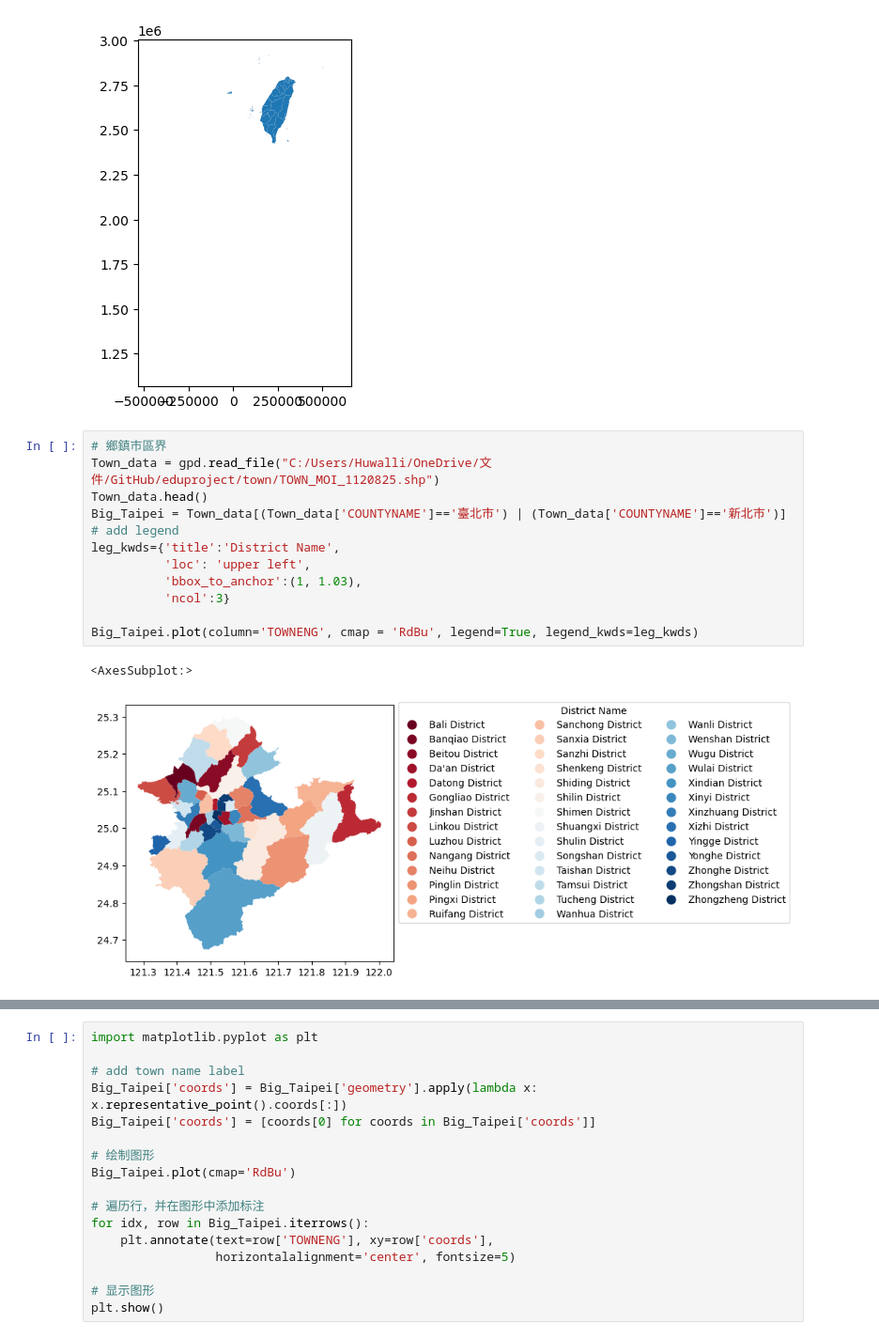
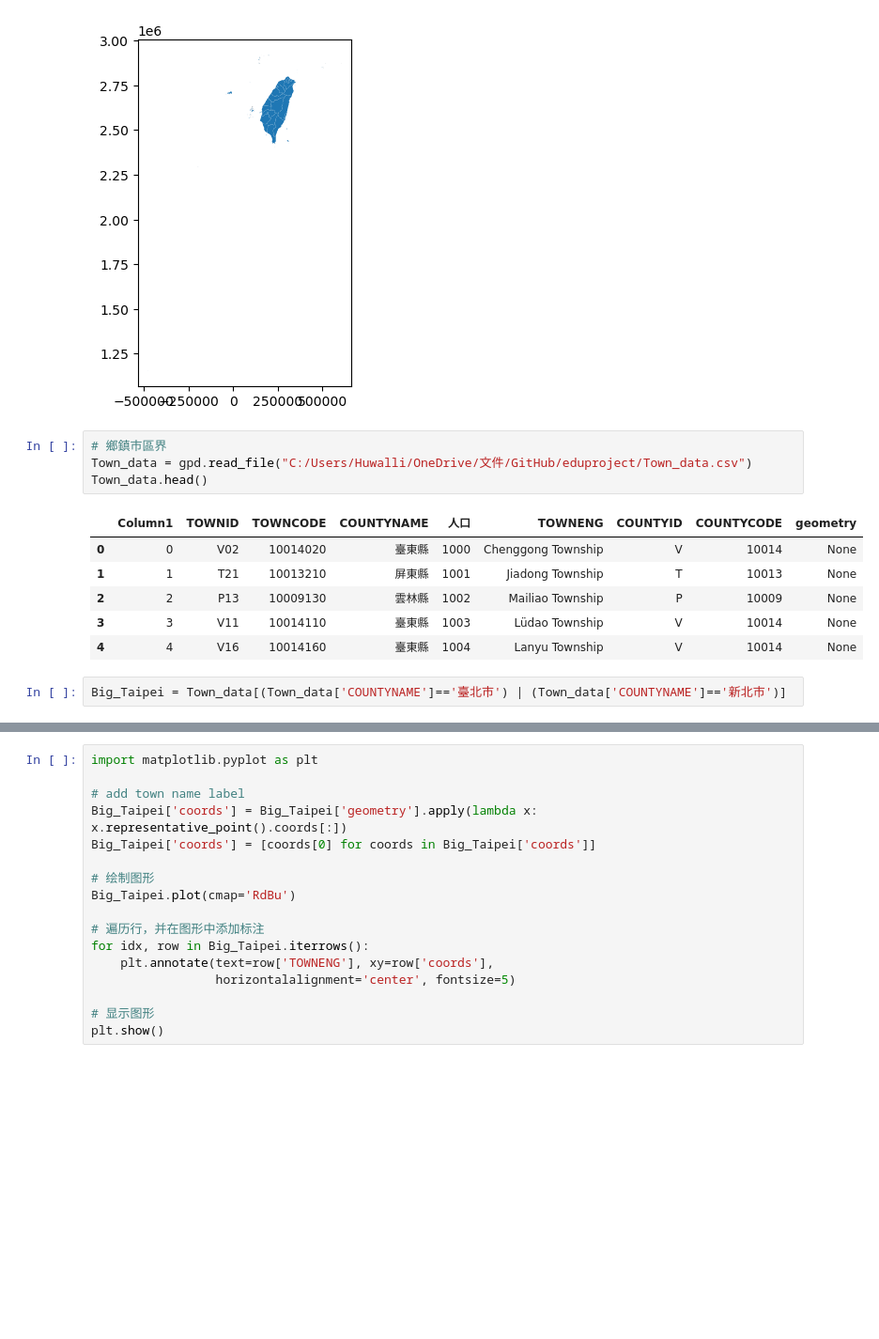
Before and after one commit to Huwalli/eduproject, a Jupyter notebook: map.ipynb, the cells around one changed output, grey strips where cells are left out. Shown at 94% size. Drawn from its saved outputs; the diff is of its cells as text; blank space fills up the shorter version.

```diff
--- a/map.ipynb
+++ b/map.ipynb
@@ -51,16 +35,14 @@ Sample_data.plot()
 [figure]
 # %%
 # 鄉鎮市區界
-Town_data = gpd.read_file("C:/Users/Huwalli/OneDrive/文件/GitHub/eduproject/town/TOWN_MOI_1120825.shp")
+Town_data = gpd.read_file("C:/Users/Huwalli/OneDrive/文件/GitHub/eduproject/Town_data.csv")
 Town_data.head()
-Big_Taipei = Town_data[(Town_data['COUNTYNAME']=='臺北市') | (Town_data['COUNTYNAME']=='新北市')]
-# add legend
-leg_kwds={'title':'District Name',
-          'loc': 'upper left',
-          'bbox_to_anchor':(1, 1.03),
-          'ncol':3}
-
-Big_Taipei.plot(column='TOWNENG', cmap = 'RdBu', legend=True, legend_kwds=leg_kwds)
 # %% [output]
-<AxesSubplot:>
-[figure, removed]
+|  | Column1 | TOWNID | TOWNCODE | COUNTYNAME | 人口 | TOWNENG | COUNTYID | COUNTYCODE | geometry |
+| 0 | 0 | V02 | 10014020 | 臺東縣 | 1000 | Chenggong Township | V | 10014 | None |
+| 1 | 1 | T21 | 10013210 | 屏東縣 | 1001 | Jiadong Township | T | 10013 | None |
+| 2 | 2 | P13 | 10009130 | 雲林縣 | 1002 | Mailiao Township | P | 10009 | None |
+| 3 | 3 | V11 | 10014110 | 臺東縣 | 1003 | Lüdao Township | V | 10014 | None |
+| 4 | 4 | V16 | 10014160 | 臺東縣 | 1004 | Lanyu Township | V | 10014 | None |
+# %%
+Big_Taipei = Town_data[(Town_data['COUNTYNAME']=='臺北市') | (Town_data['COUNTYNAME']=='新北市')]
```
Also changed, not shown: parts of 7 cells of this notebook, 2 other files.
